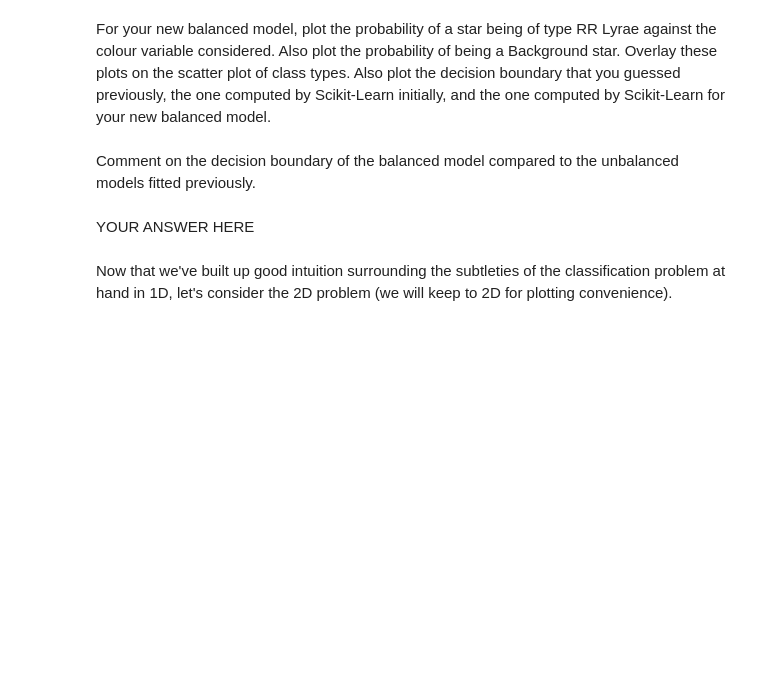
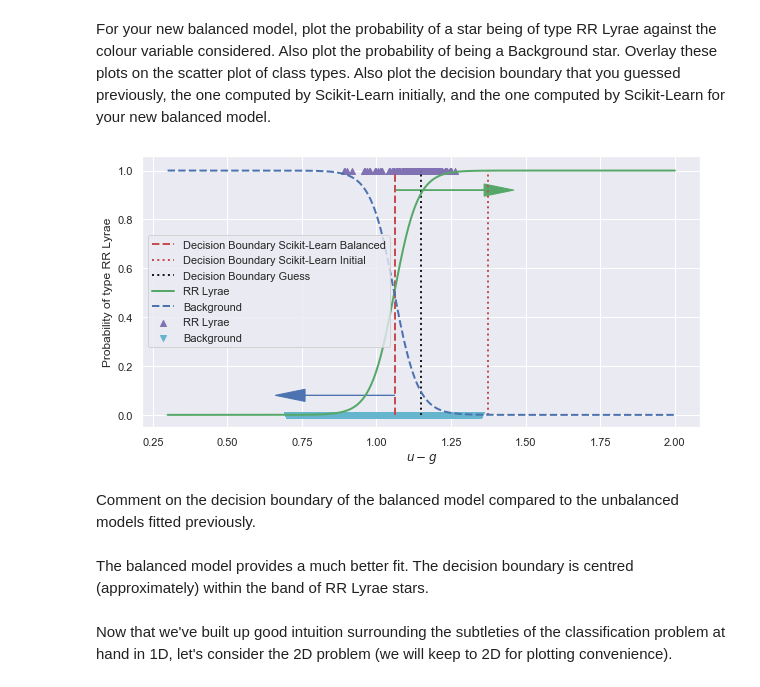
Before and after one commit to johnduffymsc/msc_spce0038, a Jupyter notebook: spce0038_coursework_john_duffy.ipynb, the cells around one changed output. Drawn from its saved outputs; the diff is of its cells as text; code cells hidden in the pictures; blank space fills up the shorter version.

```diff
--- a/spce0038_coursework_john_duffy.ipynb
+++ b/spce0038_coursework_john_duffy.ipynb
@@ -845,0 +845,3 @@ raise NotImplementedError()
+# %%
+clf_balanced = LogisticRegression(C=C, class_weight='balanced')
+clf_balanced.fit(X_train_1d, y_train)
@@ -855,3 +862,12 @@ raise NotImplementedError()
+# %%
+# Domain specified.
+X_1d_new = np.linspace(0.3, 2.0, 1000).reshape(-1, 1)
+
+# Predict.
+y_1d_proba_balanced = clf_balanced.predict_proba(X_1d_new)
+
+# Calcualte decision boundary.
+decision_boundary_sklearn_balanced = X_1d_new[y_1d_proba_balanced[:, 1] >= 0.5][0][0]
 # %%
 check_var_defined('decision_boundary_sklearn_balanced')
 assert not hasattr(decision_boundary_sklearn_balanced, "__len__")
@@ -872,7 +888,21 @@ raise NotImplementedError()
+# %%
+plot_scatter()
+plt.plot([decision_boundary_sklearn_balanced, decision_boundary_sklearn_balanced], [0, 1], "r--", linewidth=2, label='Decision Boundary Scikit-Learn Balanced')
+plt.plot([decision_boundary_sklearn, decision_boundary_sklearn], [0, 1], "r:", linewidth=2, label='Decision Boundary Scikit-Learn Initial')
+plt.plot([decision_boundary_guess, decision_boundary_guess], [0, 1], "k:", linewidth=2, label='Decision Boundary Guess')
+plt.plot(X_1d_new, y_1d_proba_balanced[:, 1], "g-", linewidth=2, label="RR Lyrae")
+plt.plot(X_1d_new, y_1d_proba_balanced[:, 0], "b--", linewidth=2, label="Background")
+plt.arrow(decision_boundary_sklearn_balanced, 0.08, -0.3, 0, head_width=0.05, head_length=0.1, fc="b", ec="b")
+plt.arrow(decision_boundary_sklearn_balanced, 0.92, 0.3, 0, head_width=0.05, head_length=0.1, fc="g", ec="g")
+plt.legend(loc='center left')
+plt.show()
+# %% [output]
+[figure, added]
 # %% [markdown]
 Comment on the decision boundary of the balanced model compared to the unbalanced models fitted previously.
-# %% [markdown]
-YOUR ANSWER HERE
+# %% [markdown]
+The balanced model provides a much better fit. The decision boundary is centred (approximately)
+within the band of RR Lyrae stars.
 # %% [markdown]
 Now that we've built up good intuition surrounding the subtleties of the classification problem at hand in 1D, let's consider the 2D problem (we will keep to 2D for plotting convenience).
 # %% [markdown]
```
Also changed, not shown: parts of 16 cells of this notebook.
